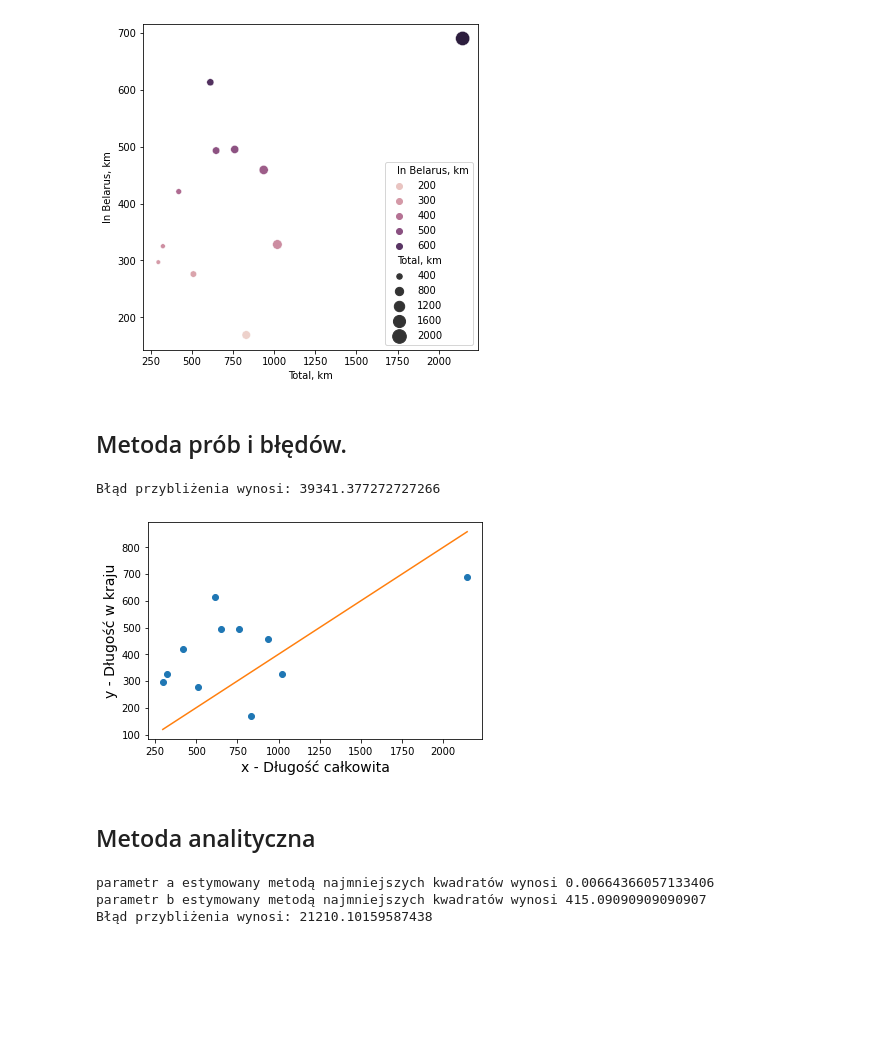
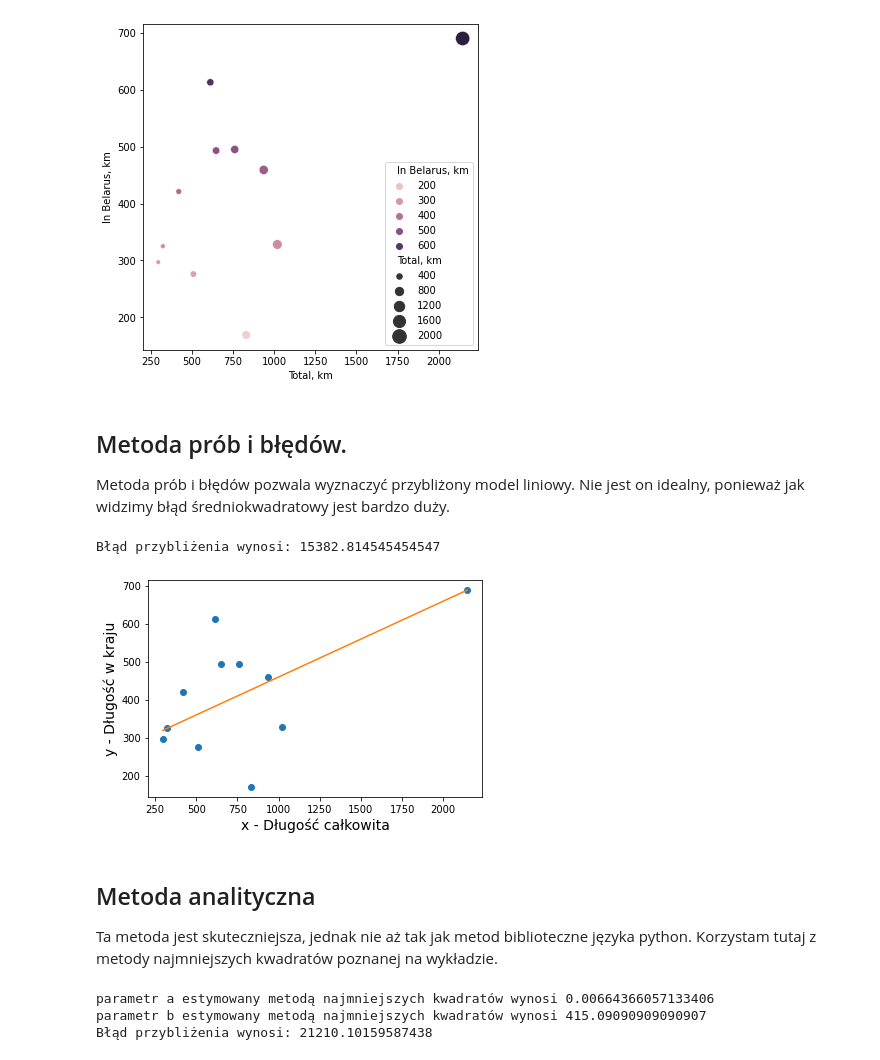
Before and after one commit to Remmo1/MSiD-Laboratory, a Jupyter notebook: lab2/SquareMethod.ipynb, the cells around one changed output. Cells and saved outputs as stored; diff of their text form; code cells hidden in the pictures; blank space fills up the shorter version.

```diff
--- a/lab2/SquareMethod.ipynb
+++ b/lab2/SquareMethod.ipynb
@@ -47,36 +55,39 @@ plt.show()
 [figure]
 # %% [markdown]
 ## Metoda prób i błędów.
+
+   Metoda prób i błędów pozwala wyznaczyć przybliżony model liniowy. Nie jest on idealny, ponieważ jak widzimy błąd średniokwadratowy jest bardzo duży.
 # %%
 def model (parametry, x):
     a, b = parametry
     return a * x + b
 
 # dobieramy liczby tak żeby 'pasowało'
-a_est, b_est = 0.4, 0.3
+a_est, b_est = 0.2, 260
 
 # liczymy błąd
 dataSize = X.size
 error = 0
 for i in range(0, dataSize):
     error = error + ( ( Y[i] - ( a_est * X[i] + b_est ) ) ) ** 2
 
 print('Błąd przybliżenia wynosi: %s' % str(error / dataSize) )
 
 
 X_test = np.linspace(start = X.min(), stop = X.max(), num = 300)
 Y_pred = model(parametry = [a_est, b_est], x = X_test)
 
 plt.scatter(X,Y)
 plt.plot(X_test, Y_pred, color = 'tab:orange')
 plt.xlabel('x - Długość całkowita', fontsize = 14)
 plt.ylabel('y - Długość w kraju', fontsize = 14)
 plt.show()
 # %% [output]
-Błąd przybliżenia wynosi: 39341.377272727266
+Błąd przybliżenia wynosi: 15382.814545454547
-[figure, old version]
+[figure, new version]
 # %% [markdown]
 ## Metoda analityczna
+   Ta metoda jest skuteczniejsza, jednak nie aż tak jak metod biblioteczne języka python. Korzystam tutaj z metody najmniejszych kwadratów poznanej na wykładzie.
 # %%
 def model (parametry, x):
     a, b = parametry
```
Also changed, not shown: parts of 10 cells of this notebook, 1 other file.
